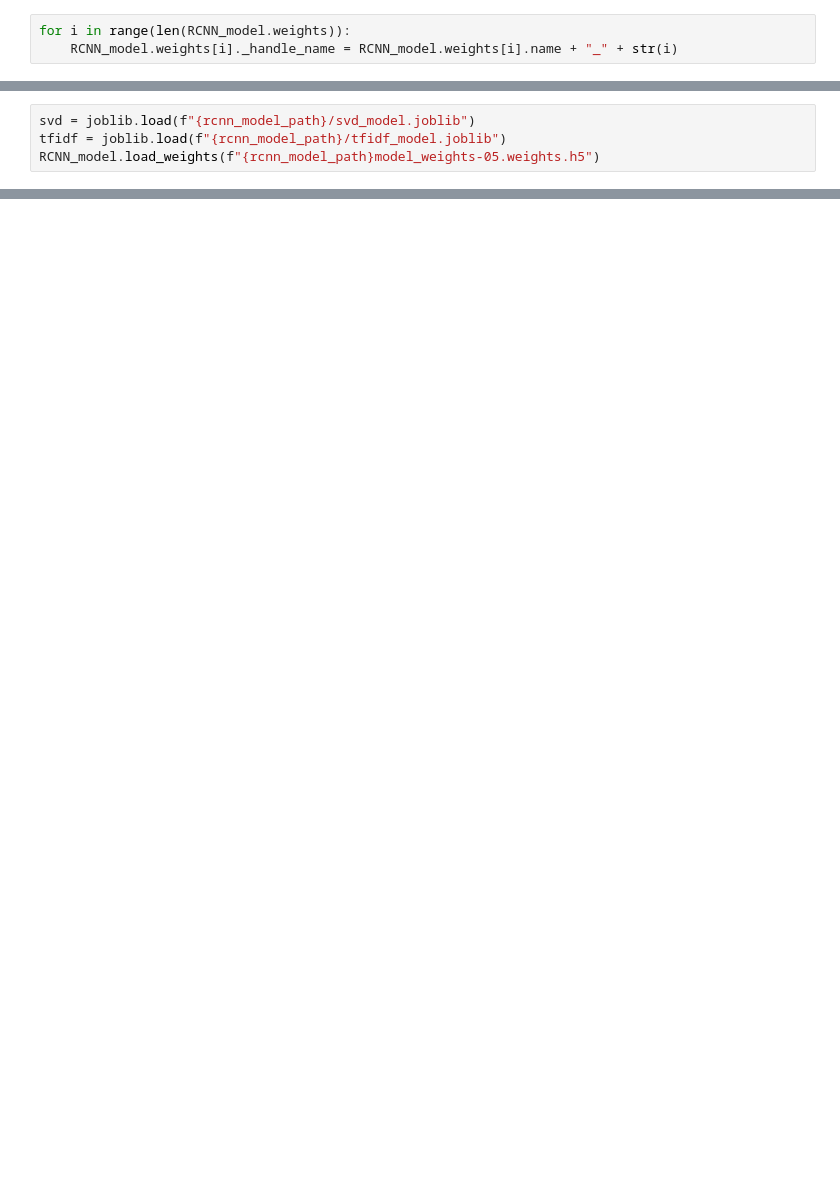
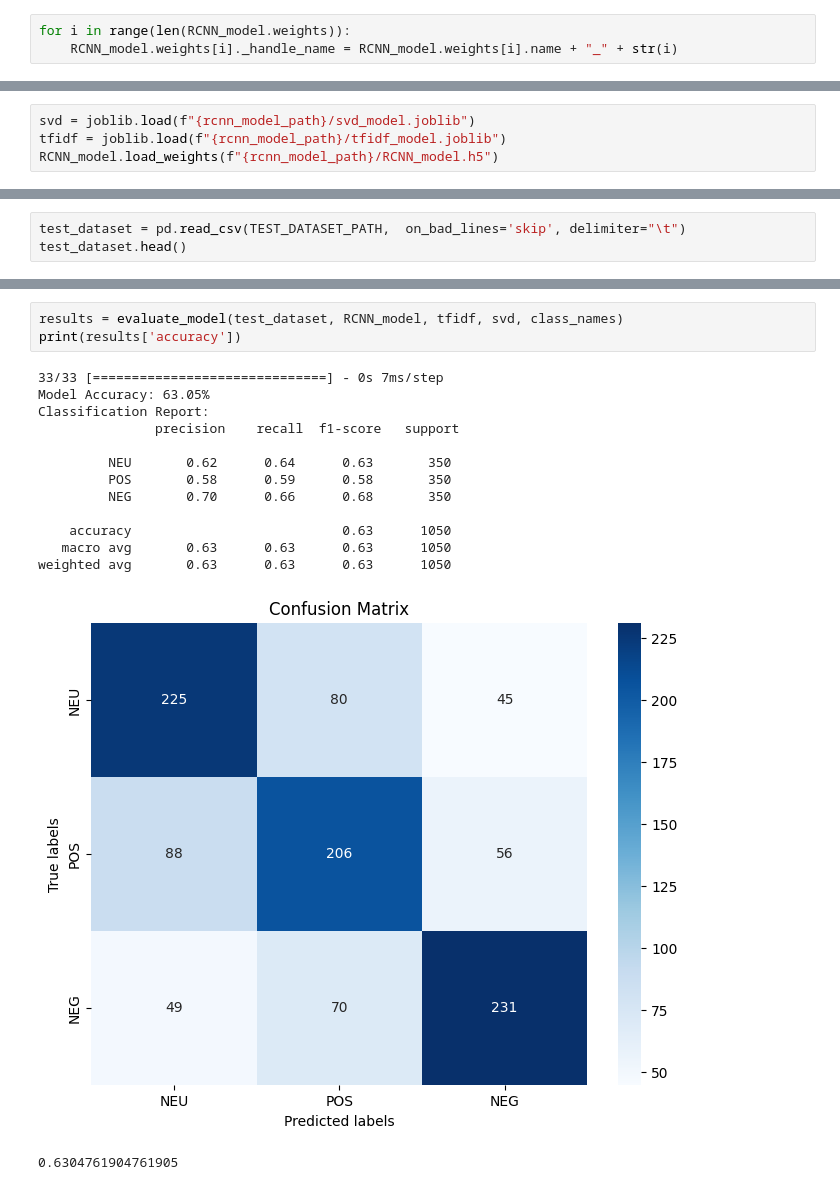
Before and after one commit to mrzaizai2k/Nlp_co5256, a Jupyter notebook: sentiment-analysis.ipynb, the cells around one changed output, grey strips where cells are left out. Drawn from its saved outputs; the diff is of its cells as text; blank space fills up the shorter version.

```diff
--- a/sentiment-analysis.ipynb
+++ b/sentiment-analysis.ipynb
@@ -1067,7 +1070,7 @@ dump(svd, f"{rcnn_model_path}/svd_model.joblib")
 # %%
 svd = joblib.load(f"{rcnn_model_path}/svd_model.joblib")
 tfidf = joblib.load(f"{rcnn_model_path}/tfidf_model.joblib")
-RCNN_model.load_weights(f"{rcnn_model_path}model_weights-05.weights.h5")
+RCNN_model.load_weights(f"{rcnn_model_path}/RCNN_model.h5")
 # %%
 def sentiment_predict(model, text, class_names:list):
     """
@@ -1095,0 +1101,3 @@ sentiment_predict(model=RCNN_model, text = "Sản phẩm này rất tốt, tôi
+# %%
+test_dataset = pd.read_csv(TEST_DATASET_PATH,  on_bad_lines='skip', delimiter="\t")
+test_dataset.head()
@@ -1095,0 +1161,18 @@ sentiment_predict(model=RCNN_model, text = "Sản phẩm này rất tốt, tôi
+# %%
+results = evaluate_model(test_dataset, RCNN_model, tfidf, svd, class_names)
+print(results['accuracy'])
+# %% [output]
+33/33 [==============================] - 0s 7ms/step
+Model Accuracy: 63.05%
+Classification Report:
+               precision    recall  f1-score   support
+
+         NEU       0.62      0.64      0.63       350
+         POS       0.58      0.59      0.58       350
+         NEG       0.70      0.66      0.68       350
+
+    accuracy                           0.63      1050
+   macro avg       0.63      0.63      0.63      1050
+weighted avg       0.63      0.63      0.63      1050
+[figure, added]
+0.6304761904761905
```
Also changed, not shown: parts of 40 cells of this notebook, 2 other files.
